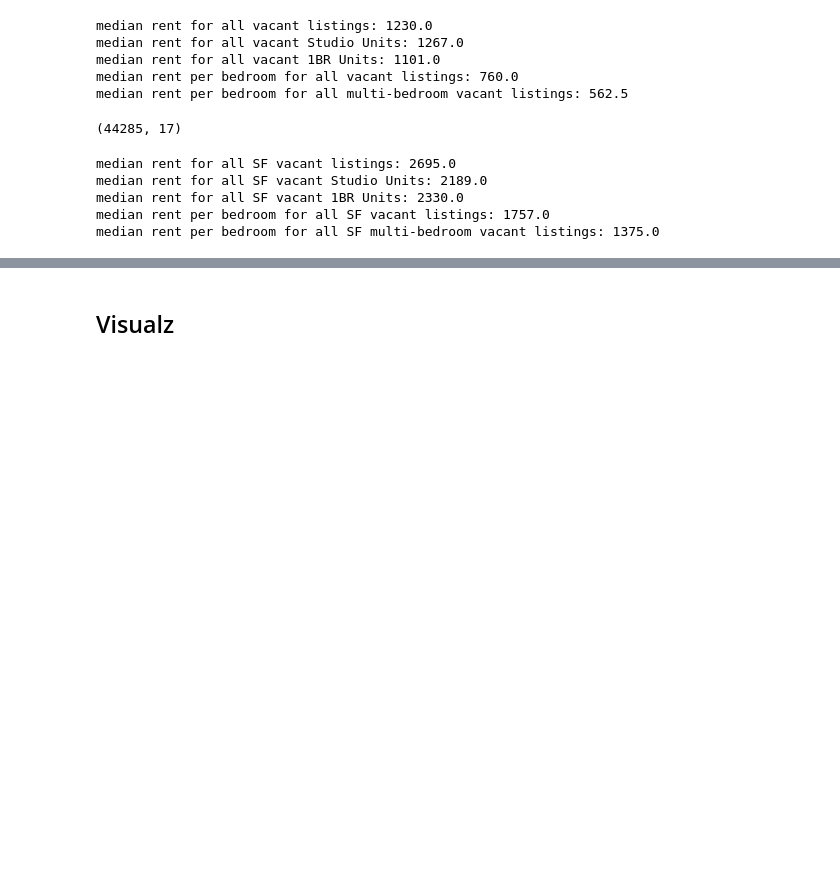
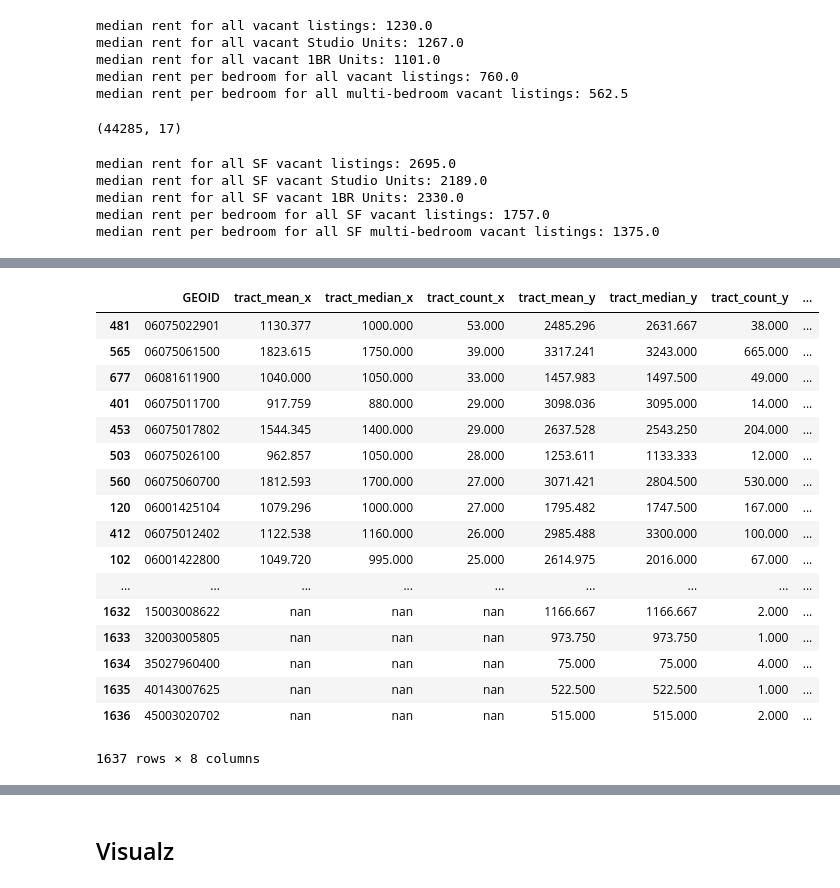
Before and after one commit to adeboer12/scraper2, a Jupyter notebook: shared_room_scraper/cleaning_and_analysis_with_db.ipynb, the cells around one changed output, grey strips where cells are left out. Drawn from its saved outputs; the diff is of its cells as text; code cells hidden in the pictures; blank space fills up the shorter version.

```diff
--- a/shared_room_scraper/cleaning_and_analysis_with_db.ipynb
+++ b/shared_room_scraper/cleaning_and_analysis_with_db.ipynb
@@ -437,0 +465,5 @@ sf_grouped = vacant_sfbay.groupby(by='GEOID')
+# %%
+#Now, need to turn newly created multi-index
+sf_shared_grouped.columns = sf_shared_grouped.columns.get_level_values(1)
+# %%
+sf_shared_grouped.columns = ['GEOID','tract_mean','tract_median','tract_count']
@@ -437,0 +493,3 @@ sf_grouped = vacant_sfbay.groupby(by='GEOID')
+# %%
+# Merging shared and vacant listings on GEOID
+sf_compare=pd.merge(sf_shared_grouped,sf_vacant_grouped,how='outer',on='GEOID')
@@ -437,0 +508,25 @@ sf_grouped = vacant_sfbay.groupby(by='GEOID')
+# %%
+# Creating column that calculates difference between tract medians for vacant and shared listings
+sf_compare['difference'] = sf_compare['tract_median_y'] - sf_compare['tract_median_x']
+# %%
+# Sorting by tracts with most shared listings
+sf_compare.sort_values(by='tract_count_x', ascending=False)
+# %% [output]
+|  | GEOID | tract_mean_x | tract_median_x | tract_count_x | tract_mean_y | tract_median_y | tract_count_y | ... |
+| 481 | 06075022901 | 1130.377 | 1000.000 | 53.000 | 2485.296 | 2631.667 | 38.000 | ... |
+| 565 | 06075061500 | 1823.615 | 1750.000 | 39.000 | 3317.241 | 3243.000 | 665.000 | ... |
+| 677 | 06081611900 | 1040.000 | 1050.000 | 33.000 | 1457.983 | 1497.500 | 49.000 | ... |
+| 401 | 06075011700 | 917.759 | 880.000 | 29.000 | 3098.036 | 3095.000 | 14.000 | ... |
+| 453 | 06075017802 | 1544.345 | 1400.000 | 29.000 | 2637.528 | 2543.250 | 204.000 | ... |
+| 503 | 06075026100 | 962.857 | 1050.000 | 28.000 | 1253.611 | 1133.333 | 12.000 | ... |
+| 560 | 06075060700 | 1812.593 | 1700.000 | 27.000 | 3071.421 | 2804.500 | 530.000 | ... |
+| 120 | 06001425104 | 1079.296 | 1000.000 | 27.000 | 1795.482 | 1747.500 | 167.000 | ... |
+| 412 | 06075012402 | 1122.538 | 1160.000 | 26.000 | 2985.488 | 3300.000 | 100.000 | ... |
+| 102 | 06001422800 | 1049.720 | 995.000 | 25.000 | 2614.975 | 2016.000 | 67.000 | ... |
+| ... | ... | ... | ... | ... | ... | ... | ... | ... |
+| 1632 | 15003008622 | nan | nan | nan | 1166.667 | 1166.667 | 2.000 | ... |
+| 1633 | 32003005805 | nan | nan | nan | 973.750 | 973.750 | 1.000 | ... |
+| 1634 | 35027960400 | nan | nan | nan | 75.000 | 75.000 | 4.000 | ... |
+| 1635 | 40143007625 | nan | nan | nan | 522.500 | 522.500 | 1.000 | ... |
+| 1636 | 45003020702 | nan | nan | nan | 515.000 | 515.000 | 2.000 | ... |
+1637 rows × 8 columns
```
Also changed, not shown: parts of 44 cells of this notebook, 1 other file.
